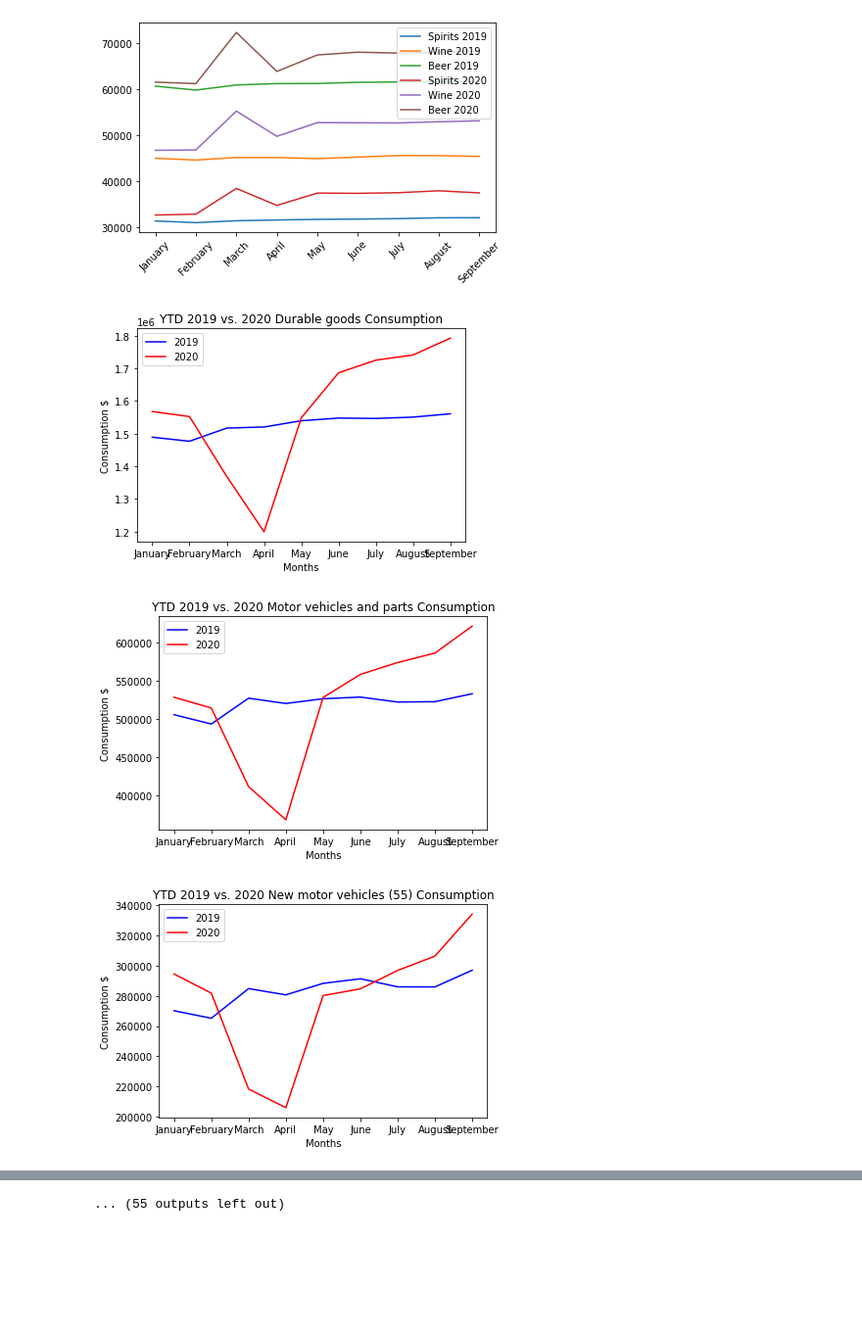
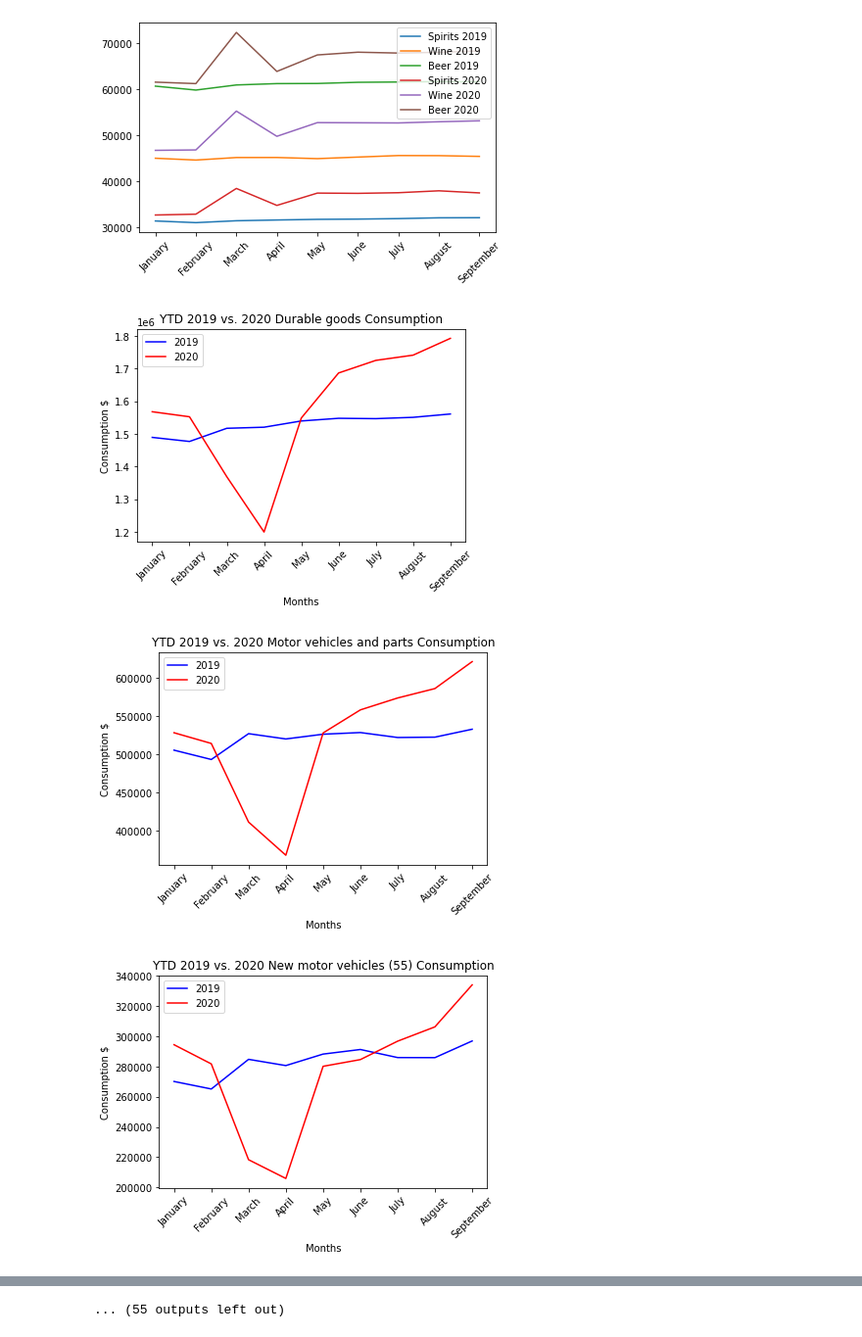
Before and after one commit to staceywai/bootcamp-project, a Jupyter notebook: Siara-Analysis.ipynb, the cells around one changed output, grey strips where cells are left out. Shown at 98% size. Saved outputs shown, nothing was run; the diff lists cells and outputs as text; code cells hidden in the pictures; blank space fills up the shorter version.

Commit message:
Adding graphs.

```diff
--- a/Siara-Analysis.ipynb
+++ b/Siara-Analysis.ipynb
@@ -74,32 +74,34 @@ plt.xticks(rotation=45)
 plt.tight_layout()
 # %% [output]
 [figure]
+# %%
+# Compare recreational goods
+dur_data19 = dur_data19.set_index('Category')
+dur_data20 = dur_data20.set_index('Category')
+
+#list(dur_data19.index)
 # %%
-# Compare recreational goods
-# dur_data19 = dur_data19.set_index('Category')
-# dur_data20 = dur_data20.set_index('Category')
-
-#list(dur_data19.index)
 cat19 = dur_data19.index[0]
 cat20 = dur_data20.index[0]
 
 ytd19 = dur_data19.loc[cat19, :]
 ytd20 = dur_data20.loc[cat20, :]
 
 #dur_data19.columns
 
 for index in dur_data19.index:
     ytd19 = dur_data19.loc[index, :]
     ytd20 = dur_data20.loc[index, :]
 
     plt.plot(x_values, ytd19, color='blue', label='2019')
     plt.plot(x_values, ytd20, color='red', label='2020')
     plt.legend(['2019','2020'], loc='best')
     plt.title(f'YTD 2019 vs. 2020 {index} Consumption')
     plt.xlabel('Months')
     plt.ylabel('Consumption $')
+    plt.xticks(rotation=45)
     plt.show()
 # %% [output]
-[figure, old version]
+[figure, new version]
-[figure, old version]
+[figure, new version]
-[figure, old version]
+[figure, new version]
```
Also changed, not shown: parts of 3 cells of this notebook, 1 other file.
